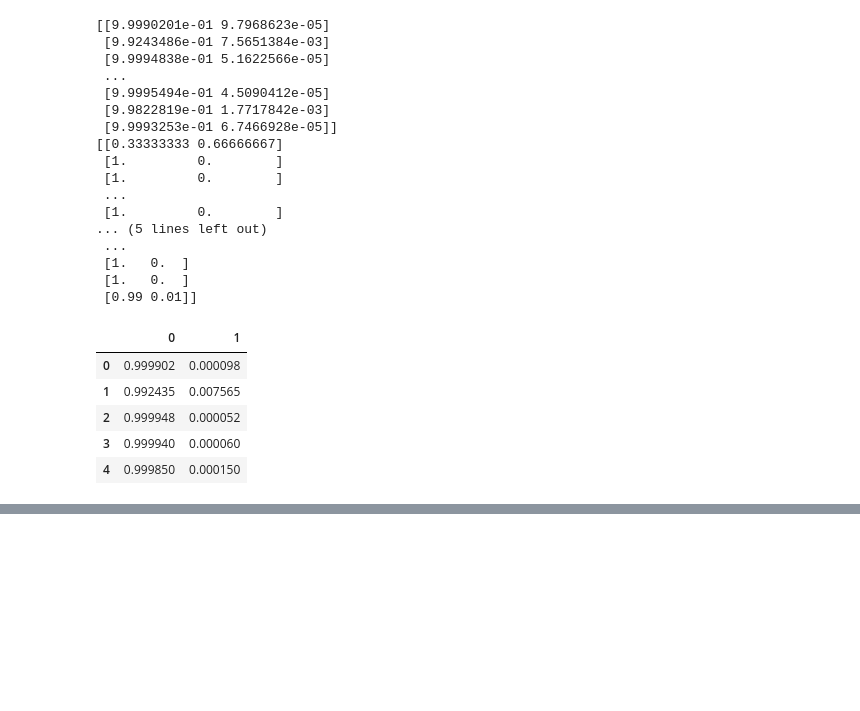
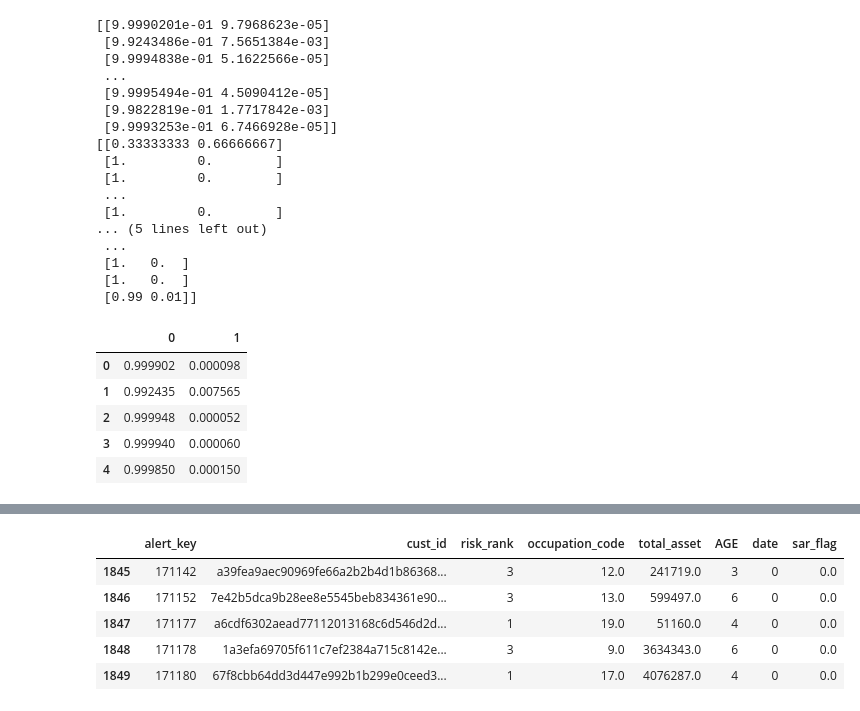
Before and after one commit to difersalest/Fraud-Competition, a Jupyter notebook: Fraud Detection Test.ipynb, the cells around one changed output, grey strips where cells are left out. Cells and saved outputs as stored; diff of their text form; code cells hidden in the pictures; blank space fills up the shorter version.

```diff
--- a/Fraud Detection Test.ipynb
+++ b/Fraud Detection Test.ipynb
@@ -267,0 +311,9 @@ xgb_pred_test_prob.head()
+# %%
+bTrain.head()
+# %% [output]
+|  | alert_key | cust_id | risk_rank | occupation_code | total_asset | AGE | date | sar_flag |
+| 1845 | 171142 | a39fea9aec90969fe66a2b2b4d1b86368... | 3 | 12.0 | 241719.0 | 3 | 0 | 0.0 |
+| 1846 | 171152 | 7e42b5dca9b28ee8e5545beb834361e90... | 3 | 13.0 | 599497.0 | 6 | 0 | 0.0 |
+| 1847 | 171177 | a6cdf6302aead77112013168c6d546d2d... | 1 | 19.0 | 51160.0 | 4 | 0 | 0.0 |
+| 1848 | 171178 | 1a3efa69705f611c7ef2384a715c8142e... | 3 | 9.0 | 3634343.0 | 6 | 0 | 0.0 |
+| 1849 | 171180 | 67f8cbb64dd3d447e992b1b299e0ceed3... | 1 | 17.0 | 4076287.0 | 4 | 0 | 0.0 |
```
Also changed, not shown: parts of 13 cells of this notebook, 3 other files.
